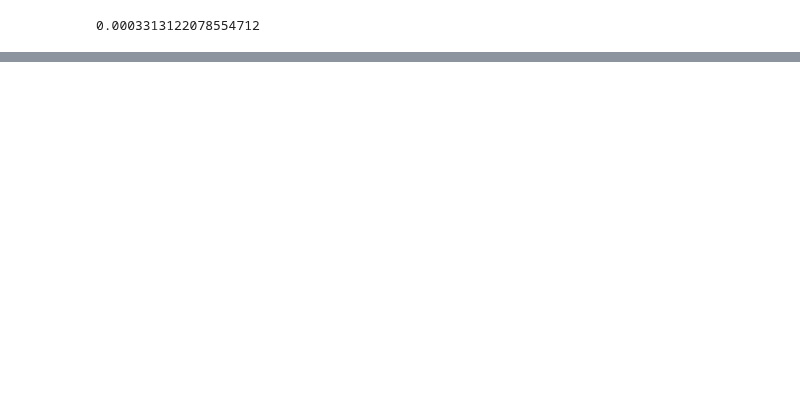
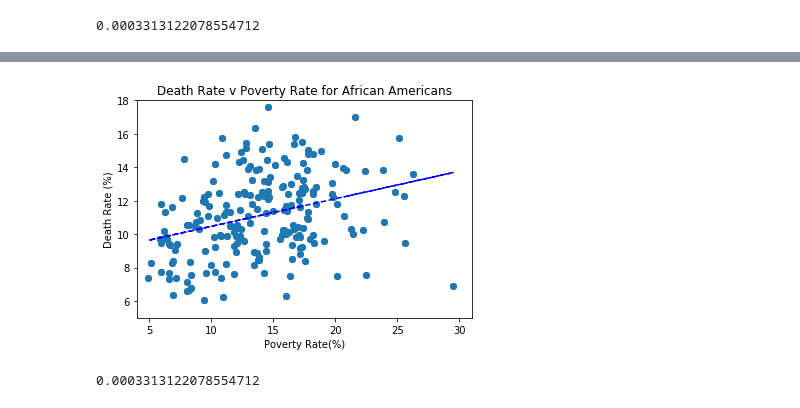
Before and after one commit to jasminajovanovic/IMR, a Jupyter notebook: Poverty.ipynb, the cells around one changed output, grey strips where cells are left out. Drawn from its saved outputs; the diff is of its cells as text; code cells hidden in the pictures; blank space fills up the shorter version.

```diff
--- a/Poverty.ipynb
+++ b/Poverty.ipynb
@@ -386,0 +475,29 @@ p_value
+# %%
+#plot death rate versus rate of private insurance
+(slope, intercept, _, _, _) = linregress(x_axis, y_axis)
+fit = slope * x_axis + intercept
+slope, intercept, r_value, p_value, std_err = linregress(x_axis, y_axis)
+
+fig, ax = plt.subplots()
+
+fig.suptitle("", fontsize=16, fontweight="bold")
+
+ax.set_xlim(4,31)
+ax.set_ylim(5,18)
+
+# ax.set_xlabel("Poverty Rate (%)")
+# ax.set_ylabel("Death Rate (%)")
+
+ax.plot(x_axis, y_axis, linewidth=0, marker='o')
+ax.plot(x_axis, fit, 'b--')
+plt.scatter(x_axis, y_axis)
+plt.ylabel("Death Rate (%)")
+plt.xlabel("Poverty Rate(%)")
+plt.title("Death Rate v Poverty Rate for African Americans")
+plt.show()
+# %% [output]
+[figure, added]
+# %%
+p_value
+# %% [output]
+0.0003313122078554712
```
Also changed, not shown: parts of 17 cells of this notebook.
